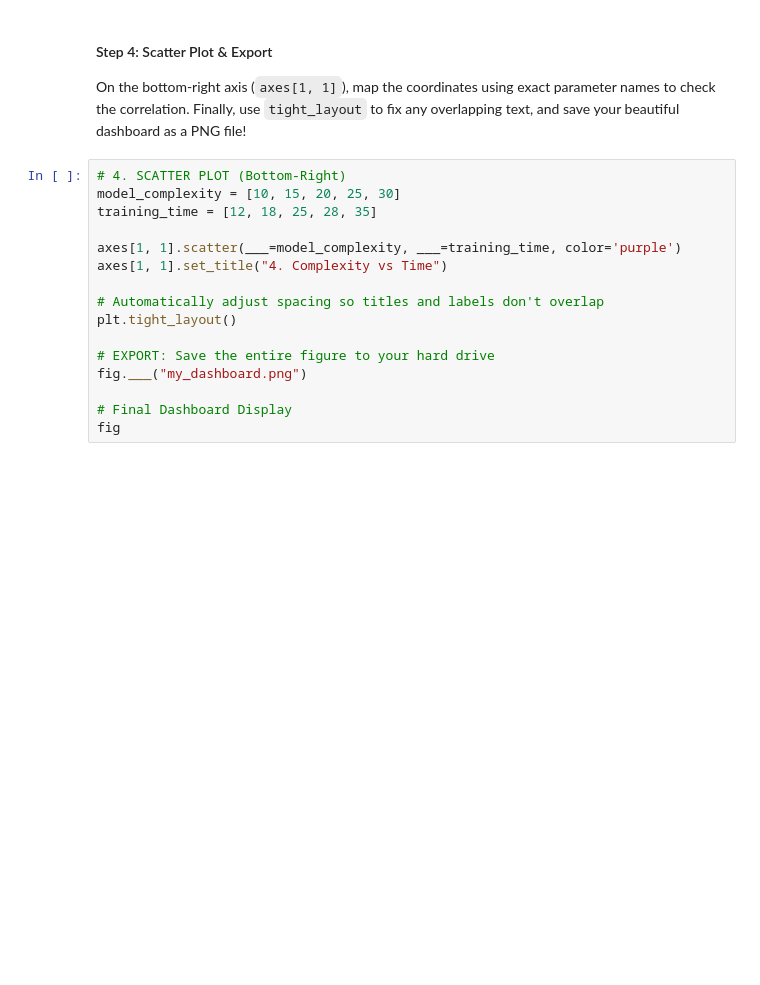
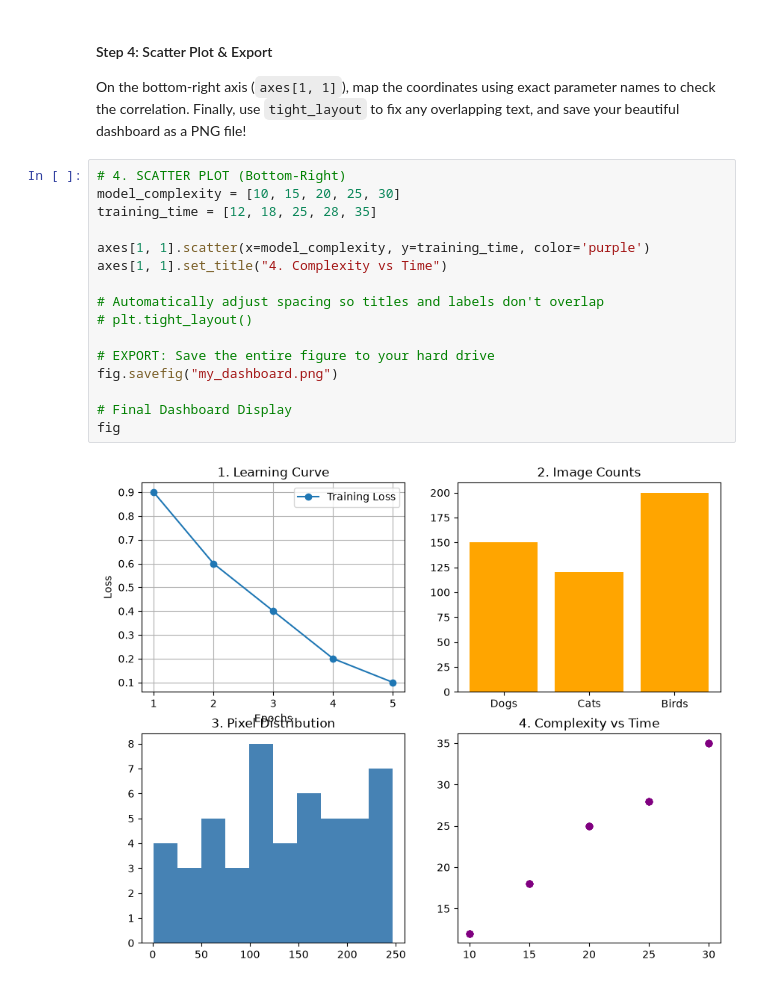
Before and after one commit to KiarashNorouzi/TechStack-AI-2026, a Jupyter notebook: Week1/Tasks/Task2.ipynb, the cells around one changed output. Drawn from its saved outputs; the diff is of its cells as text; blank space fills up the shorter version.

```diff
--- a/Week1/Tasks/Task2.ipynb
+++ b/Week1/Tasks/Task2.ipynb
@@ -248,16 +330,18 @@ Finally, use `tight_layout` to fix any overlapping text, and save your beautiful
 # %%
 # 4. SCATTER PLOT (Bottom-Right)
 model_complexity = [10, 15, 20, 25, 30]
 training_time = [12, 18, 25, 28, 35]
 
-axes[1, 1].scatter(___=model_complexity, ___=training_time, color='purple')
+axes[1, 1].scatter(x=model_complexity, y=training_time, color='purple')
 axes[1, 1].set_title("4. Complexity vs Time")
 
 # Automatically adjust spacing so titles and labels don't overlap
-plt.tight_layout()
+# plt.tight_layout()
 
 # EXPORT: Save the entire figure to your hard drive
-fig.___("my_dashboard.png")
+fig.savefig("my_dashboard.png")
 
 # Final Dashboard Display
 fig
+# %% [output]
+[figure, added]
```
Also changed, not shown: parts of 14 cells of this notebook, 4 other files.
